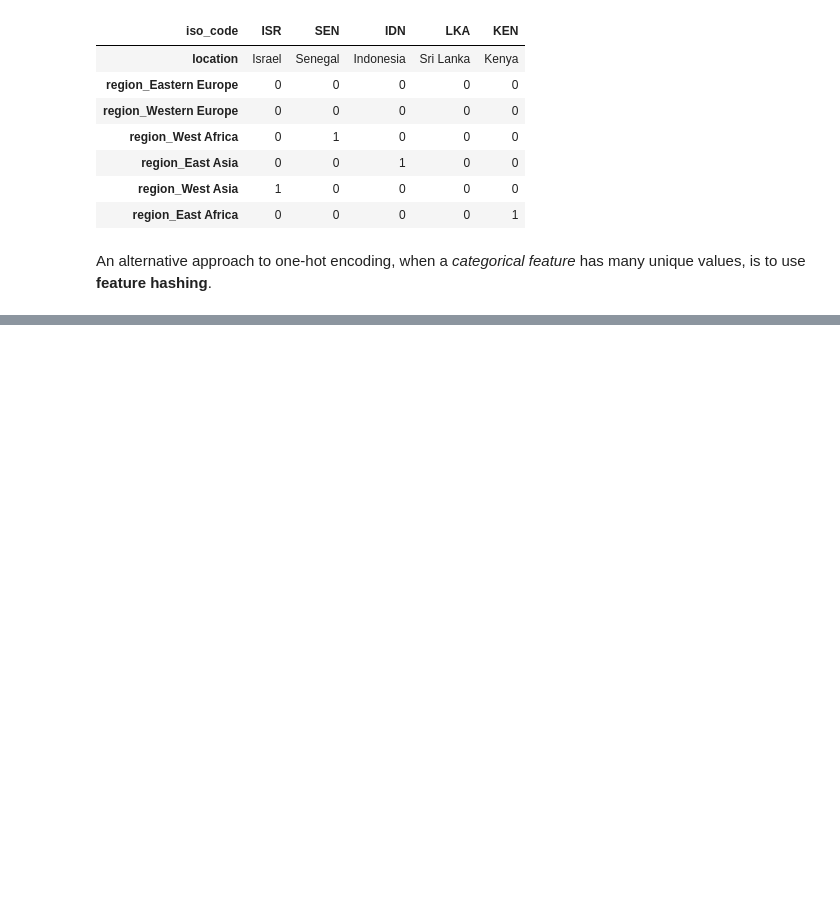
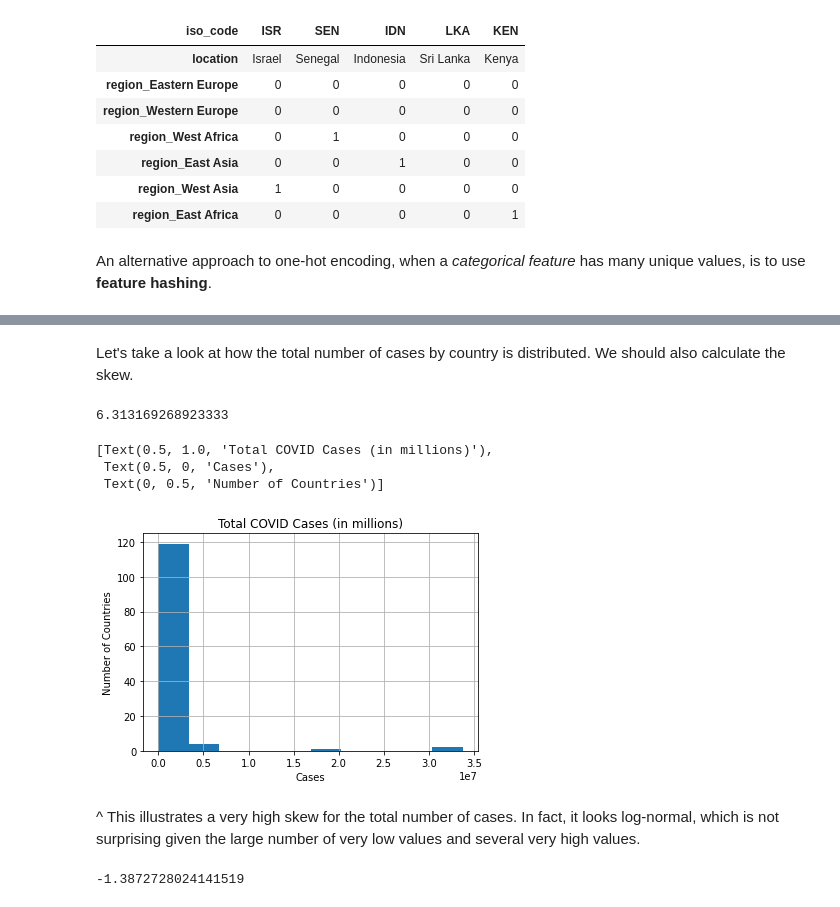
Before and after one commit to alextanhongpin/data-cleaning-and-exploration-with-machine-learning, a Jupyter notebook: 04-encoding-transforming-and-scaling-features.ipynb, the cells around one changed output, grey strips where cells are left out. Drawn from its saved outputs; the diff is of its cells as text; code cells hidden in the pictures; blank space fills up the shorter version.

```diff
--- a/04-encoding-transforming-and-scaling-features.ipynb
+++ b/04-encoding-transforming-and-scaling-features.ipynb
@@ -430,0 +495,39 @@ An alternative approach to one-hot encoding, when a _categorical feature_ has ma
+# %%
+covid = load_covid()
+feature_cols = [
+    "location",
+    "population",
+    "aged_65_older",
+    "diabetes_prevalence",
+    "region",
+]
+covid = covid[["total_cases"] + feature_cols].dropna()
+X_train, X_test, y_train, y_test = train_test_split(
+    covid[feature_cols], covid[["total_cases"]], test_size=0.3, random_state=0
+)
+# %% [markdown]
+Let's take a look at how the total number of cases by country is distributed. We should also calculate the skew.
+# %%
+y_train.total_cases.skew()
+# %% [output]
+6.313169268923333
+# %%
+fig, ax = plt.subplots()
+y_train.hist(ax=ax)
+ax.set(
+    title="Total COVID Cases (in millions)",
+    xlabel="Cases",
+    ylabel="Number of Countries",
+)
+# %% [output]
+[Text(0.5, 1.0, 'Total COVID Cases (in millions)'),
+ Text(0.5, 0, 'Cases'),
+ Text(0, 0.5, 'Number of Countries')]
+[figure, added]
+# %% [markdown]
+^ This illustrates a very high skew for the total number of cases. In fact, it looks log-normal, which is not surprising given the large number of very low values and several very high values.
+# %%
+y_train_log = FunctionTransformer(np.log).fit_transform(y_train.total_cases)
+y_train_log.skew()  # We have negative skew.
+# %% [output]
+-1.3872728024141519
```
Also changed, not shown: parts of 44 cells of this notebook.
